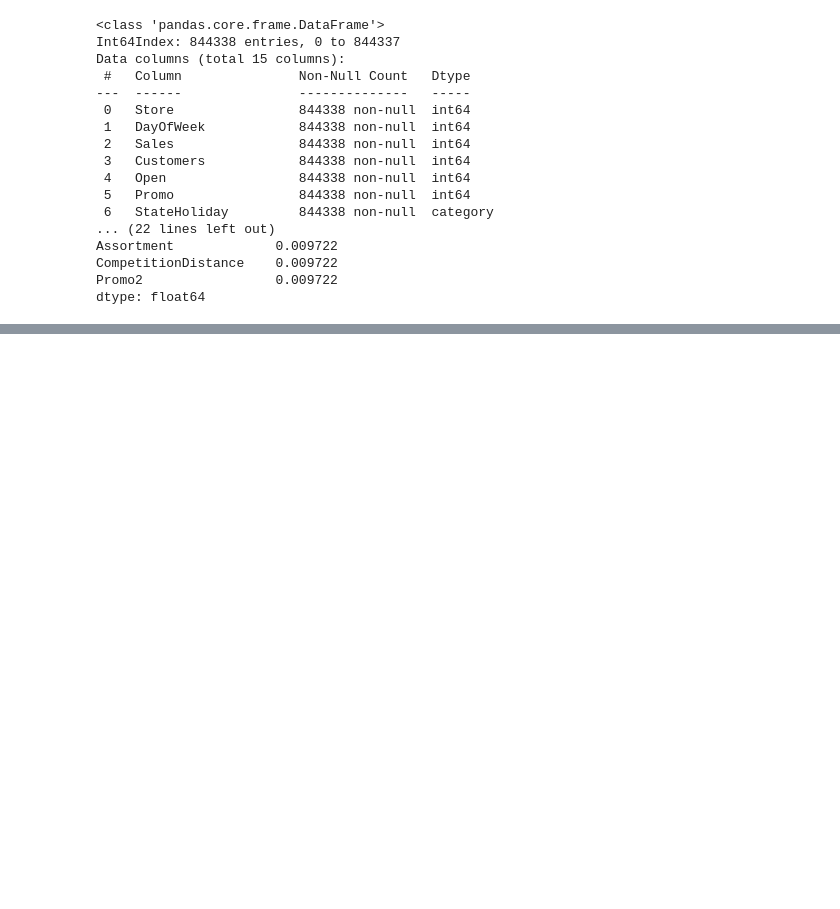
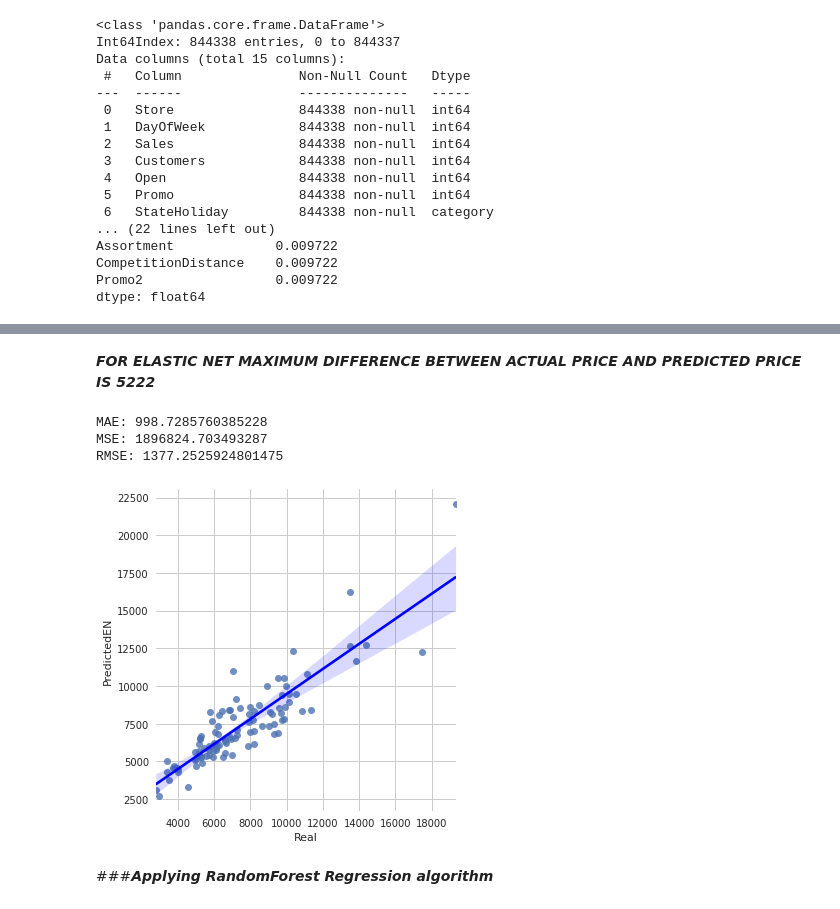
Before and after one commit to asim5800/Retail-Sales-Prediction, a Jupyter notebook: Final_Asim_Rossmann_Sales_Prediction_Capstone_Project.ipynb, the cells around one changed output, grey strips where cells are left out. Drawn from its saved outputs; the diff is of its cells as text; code cells hidden in the pictures; blank space fills up the shorter version.

```diff
--- a/Final_Asim_Rossmann_Sales_Prediction_Capstone_Project.ipynb
+++ b/Final_Asim_Rossmann_Sales_Prediction_Capstone_Project.ipynb
@@ -611,3 +687,25 @@ sns.lmplot(x='Real', y='PredictedEN', data=dataset_en, line_kws={'color': 'red'}
+# %% [markdown]
+***FOR ELASTIC NET MAXIMUM DIFFERENCE BETWEEN ACTUAL PRICE AND PREDICTED PRICE IS 5222***
+# %%
+#showing metrics for evaluation of model
+from sklearn import metrics
+
+print('MAE:', metrics.mean_absolute_error(y_test, y_pred_en))
+print('MSE:', metrics.mean_squared_error(y_test, y_pred_en))
+print('RMSE:', np.sqrt(metrics.mean_squared_error(y_test, y_pred_en)))
+
+en_mae= metrics.mean_absolute_error(y_test, y_pred_en)
+# %% [output]
+MAE: 998.7285760385228
+MSE: 1896824.703493287
+RMSE: 1377.2525924801475
+# %%
+#visualising our predictions
+sns.lmplot(x='Real', y='PredictedEN', data=dataset_en, line_kws={'color': 'blue'});
+# %% [output]
+[figure, added]
+# %% [markdown]
+###***Applying RandomForest Regression algorithm***
 # %%
 from sklearn.ensemble import RandomForestRegressor
 # %%
```
Also changed, not shown: parts of 175 cells of this notebook.
